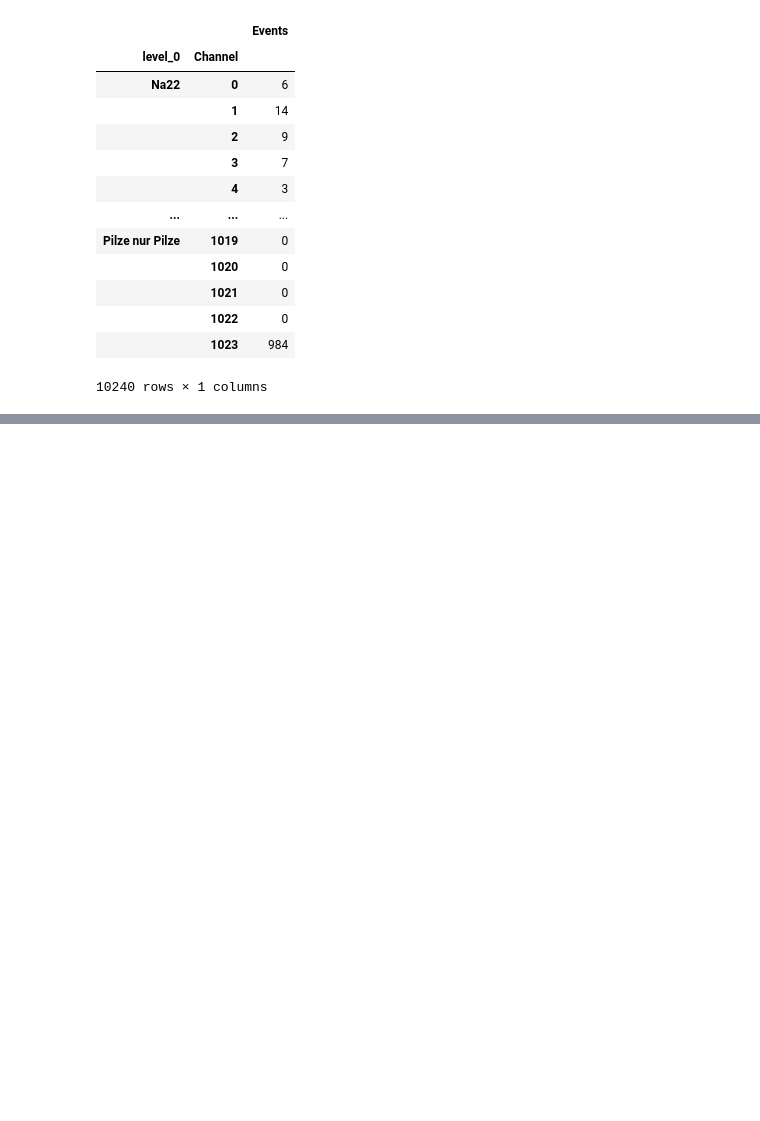
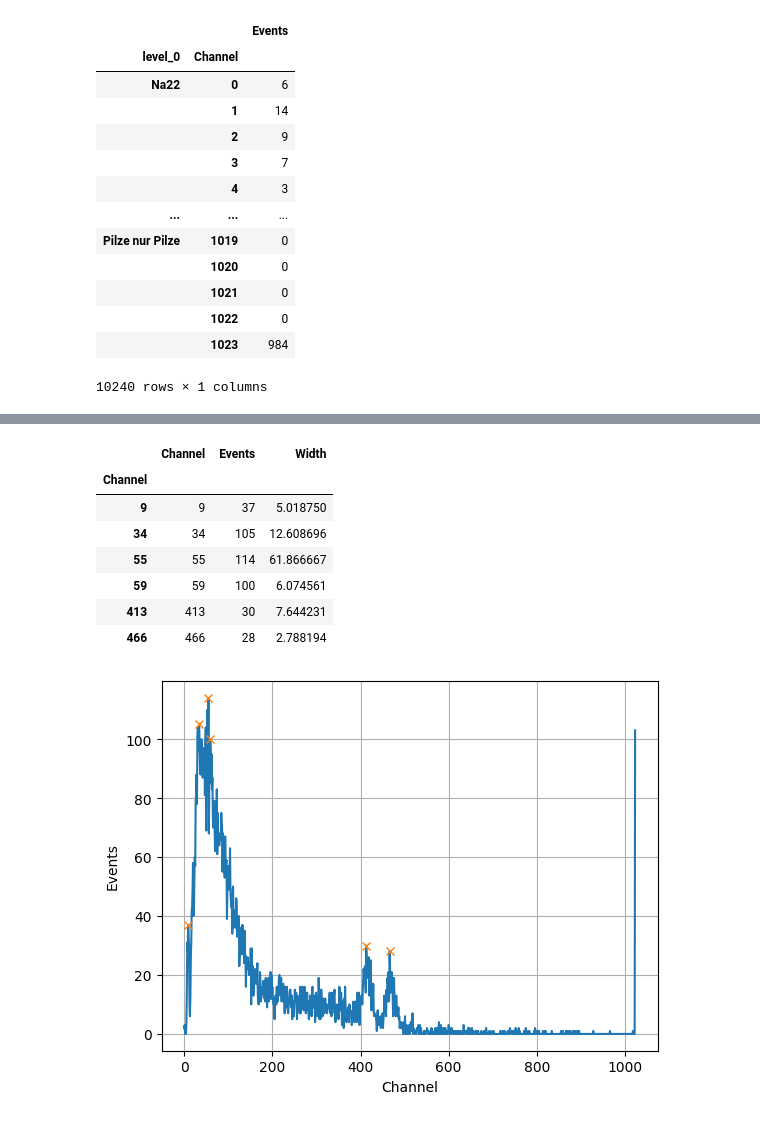
Before and after one commit to RombusBombus/AP3, a Jupyter notebook: RAD/RAD.ipynb, the cells around one changed output, grey strips where cells are left out. Drawn from its saved outputs; the diff is of its cells as text; code cells hidden in the pictures; blank space fills up the shorter version.

```diff
--- a/RAD/RAD.ipynb
+++ b/RAD/RAD.ipynb
@@ -75,0 +109,14 @@ print(widths)
+# %%
+peaks = get_peaks("Co", prominence=25)
+peak_plot("Co", peaks)
+peaks
+# %% [output]
+|  | Channel | Events | Width |
+| Channel |  |  |  |
+| 9 | 9 | 37 | 5.018750 |
+| 34 | 34 | 105 | 12.608696 |
+| 55 | 55 | 114 | 61.866667 |
+| 59 | 59 | 100 | 6.074561 |
+| 413 | 413 | 30 | 7.644231 |
+| 466 | 466 | 28 | 2.788194 |
+[figure, added]
```
Also changed, not shown: parts of 5 cells of this notebook.
